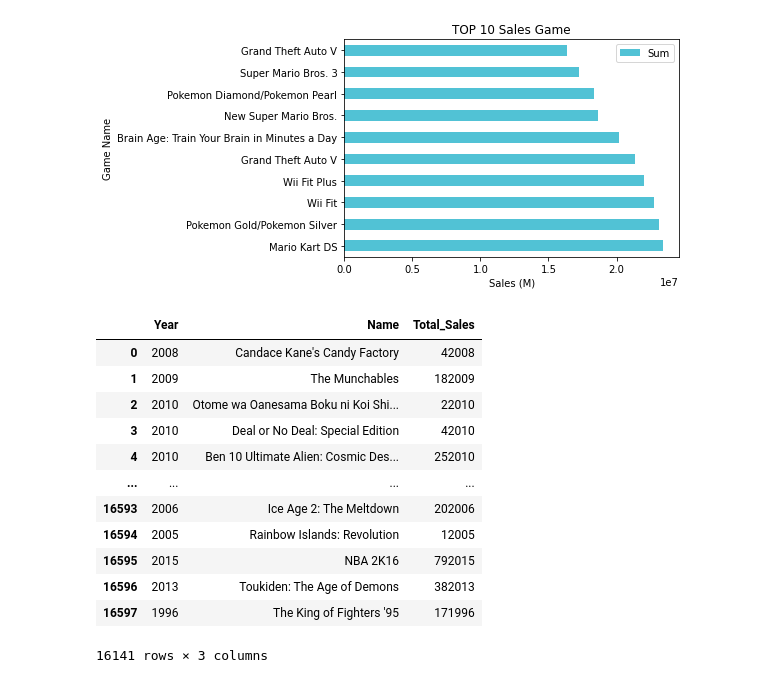
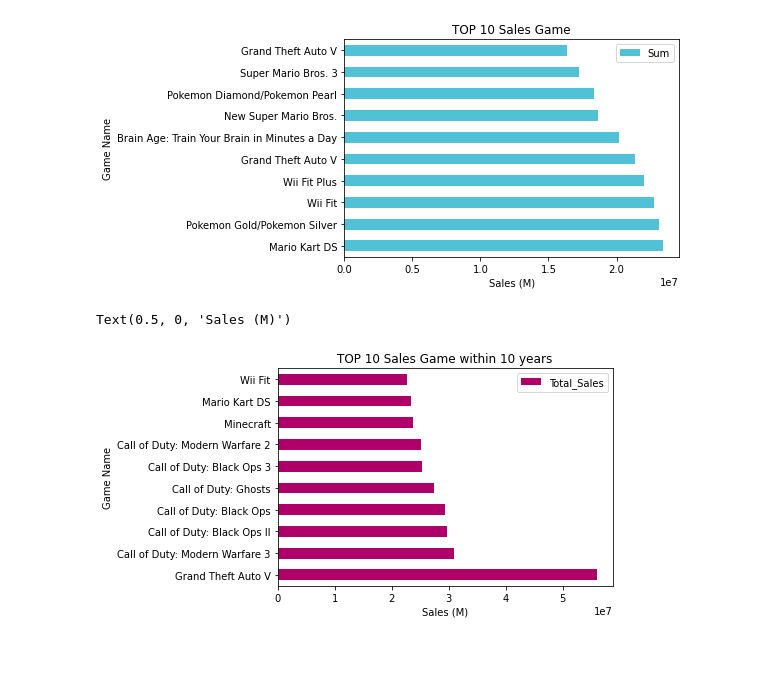
Before and after one commit to threegenie/vgames_project, a Jupyter notebook: game_data.ipynb, the cells around one changed output. Saved outputs shown, nothing was run; the diff lists cells and outputs as text; code cells hidden in the pictures; blank space fills up the shorter version.

Commit message:
within 10 years top 10

```diff
--- a/game_data.ipynb
+++ b/game_data.ipynb
@@ -389,28 +389,20 @@ plt.xlabel('Sales (M)')
 Text(0.5, 0, 'Sales (M)')
 [figure]
 # %%
-#최근 10년간 매출 상위 10이었던 게임 / 플랫폼 / 장르
+#최근 10년간 매출 상위 10이었던 게임
 ys_10 = df[['Year','Name','NA_Sales','EU_Sales','JP_Sales','Other_Sales']]
 ys_10['Total_Sales'] = ys_10.sum(axis=1)
 ys_10 = ys_10.drop(['NA_Sales','EU_Sales','JP_Sales','Other_Sales'],axis=1)
-"""
-ys_10 = ys_10.groupby('Year').sum()
-ys_10['Total_Sales'] = ys_10.sum(axis=1)
-ys_10 = ys_10.loc['2000':'2020']
-ys_10
-"""
-ys_10
+ys_10 = ys_10.loc[ys_10['Year']>=2000,:]
+ys_10.set_index('Name')
+ys_10 = ys_10.groupby('Name').sum()
+ys_10 = ys_10.sort_values(by='Total_Sales',ascending=False)
+ys_10 = ys_10.drop('Year',axis=1)
+ys_10 = ys_10[0:10]
+ys_10.plot(kind='barh',color='#af0069')
+plt.title('TOP 10 Sales Game within 10 years')
+plt.ylabel('Game Name')
+plt.xlabel('Sales (M)')
 # %% [output]
-|  | Year | Name | Total_Sales |
-| 0 | 2008 | Candace Kane's Candy Factory | 42008 |
-| 1 | 2009 | The Munchables | 182009 |
-| 2 | 2010 | Otome wa Oanesama Boku ni Koi Shi... | 22010 |
-| 3 | 2010 | Deal or No Deal: Special Edition | 42010 |
-| 4 | 2010 | Ben 10 Ultimate Alien: Cosmic Des... | 252010 |
-| ... | ... | ... | ... |
-| 16593 | 2006 | Ice Age 2: The Meltdown | 202006 |
-| 16594 | 2005 | Rainbow Islands: Revolution | 12005 |
-| 16595 | 2015 | NBA 2K16 | 792015 |
-| 16596 | 2013 | Toukiden: The Age of Demons | 382013 |
-| 16597 | 1996 | The King of Fighters '95 | 171996 |
-16141 rows × 3 columns
+Text(0.5, 0, 'Sales (M)')
+[figure, added]
```
Also changed, not shown: parts of 2 cells of this notebook.
